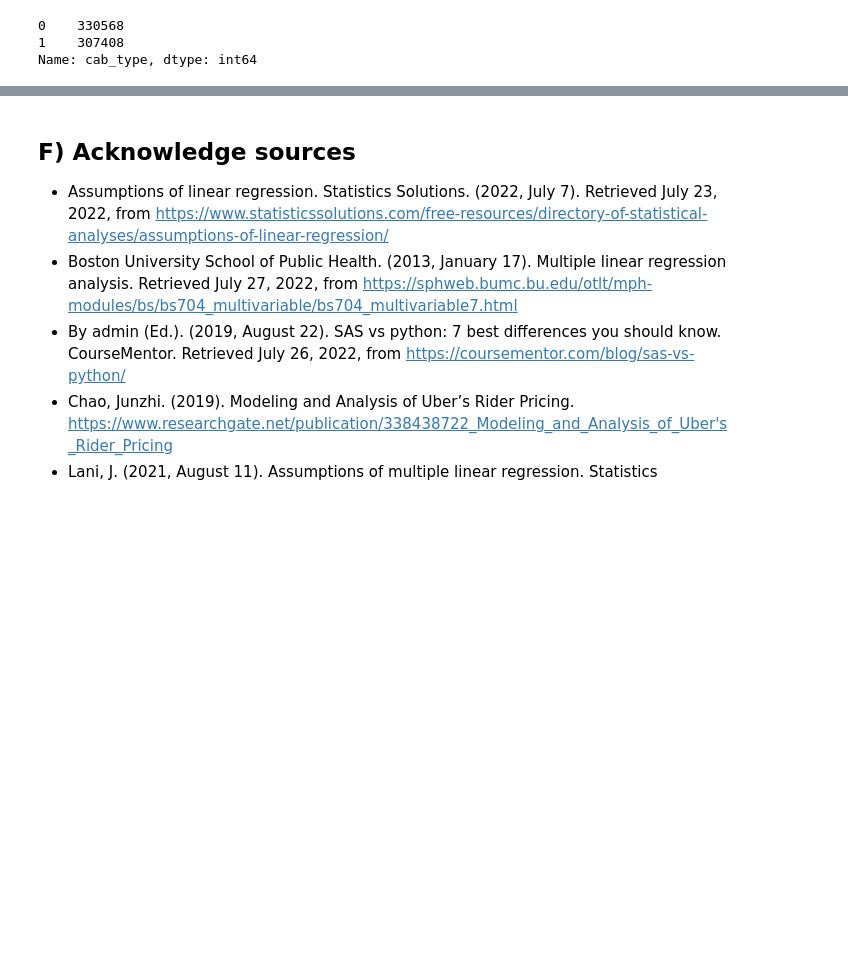
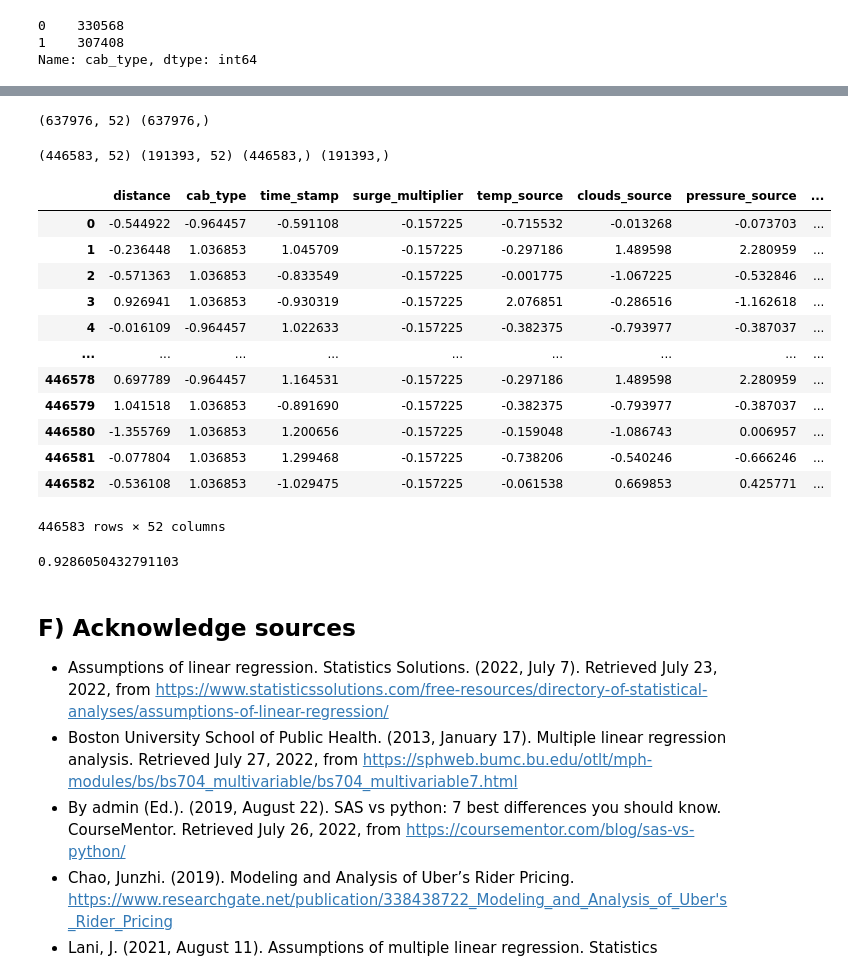
Before and after one commit to michaelle93/D214capstone, a Jupyter notebook: D214preprocessing.ipynb, the cells around one changed output, grey strips where cells are left out. Saved outputs shown, nothing was run; the diff lists cells and outputs as text; code cells hidden in the pictures; blank space fills up the shorter version.

```diff
--- a/D214preprocessing.ipynb
+++ b/D214preprocessing.ipynb
@@ -508,4 +511,2 @@ df.describe()
 # %%
 import datetime
-# %%
-df['time_stamp'] = pd.to_datetime(df['time_stamp'],unit= 'ms')
@@ -528,3 +551,40 @@ df
+# %%
+x = df.drop('price',axis=1)
+y = df['price']
+print(x.shape, y.shape)
+# %% [output]
+(637976, 52) (637976,)
+# %%
+x_train, x_test, y_train, y_test = train_test_split(x,y,test_size=0.3, random_state =52)
+print(x_train.shape, x_test.shape, y_train.shape, y_test.shape)
+sc = StandardScaler()
+sc.fit(x_train)
+x_train = pd.DataFrame(sc.transform(x_train), columns =x.columns)
+x_test = pd.DataFrame(sc.transform(x_test), columns =x.columns)
+# %% [output]
+(446583, 52) (191393, 52) (446583,) (191393,)
+# %%
+x_train
+# %% [output]
+|  | distance | cab_type | time_stamp | surge_multiplier | temp_source | clouds_source | pressure_source | ... |
+| 0 | -0.544922 | -0.964457 | -0.591108 | -0.157225 | -0.715532 | -0.013268 | -0.073703 | ... |
+| 1 | -0.236448 | 1.036853 | 1.045709 | -0.157225 | -0.297186 | 1.489598 | 2.280959 | ... |
+| 2 | -0.571363 | 1.036853 | -0.833549 | -0.157225 | -0.001775 | -1.067225 | -0.532846 | ... |
+| 3 | 0.926941 | 1.036853 | -0.930319 | -0.157225 | 2.076851 | -0.286516 | -1.162618 | ... |
+| 4 | -0.016109 | -0.964457 | 1.022633 | -0.157225 | -0.382375 | -0.793977 | -0.387037 | ... |
+| ... | ... | ... | ... | ... | ... | ... | ... | ... |
+| 446578 | 0.697789 | -0.964457 | 1.164531 | -0.157225 | -0.297186 | 1.489598 | 2.280959 | ... |
+| 446579 | 1.041518 | 1.036853 | -0.891690 | -0.157225 | -0.382375 | -0.793977 | -0.387037 | ... |
+| 446580 | -1.355769 | 1.036853 | 1.200656 | -0.157225 | -0.159048 | -1.086743 | 0.006957 | ... |
+| 446581 | -0.077804 | 1.036853 | 1.299468 | -0.157225 | -0.738206 | -0.540246 | -0.666246 | ... |
+| 446582 | -0.536108 | 1.036853 | -1.029475 | -0.157225 | -0.061538 | 0.669853 | 0.425771 | ... |
+446583 rows × 52 columns
+# %%
+lr=LinearRegression()
+lr.fit(x_train, y_train)
+print(lr.score(x_test, y_test))
+# %% [output]
+0.9286050432791103
 # %% [markdown]
 ## F) Acknowledge sources
 - Assumptions of linear regression. Statistics Solutions. (2022, July
```
Also changed, not shown: parts of 16 cells of this notebook.
